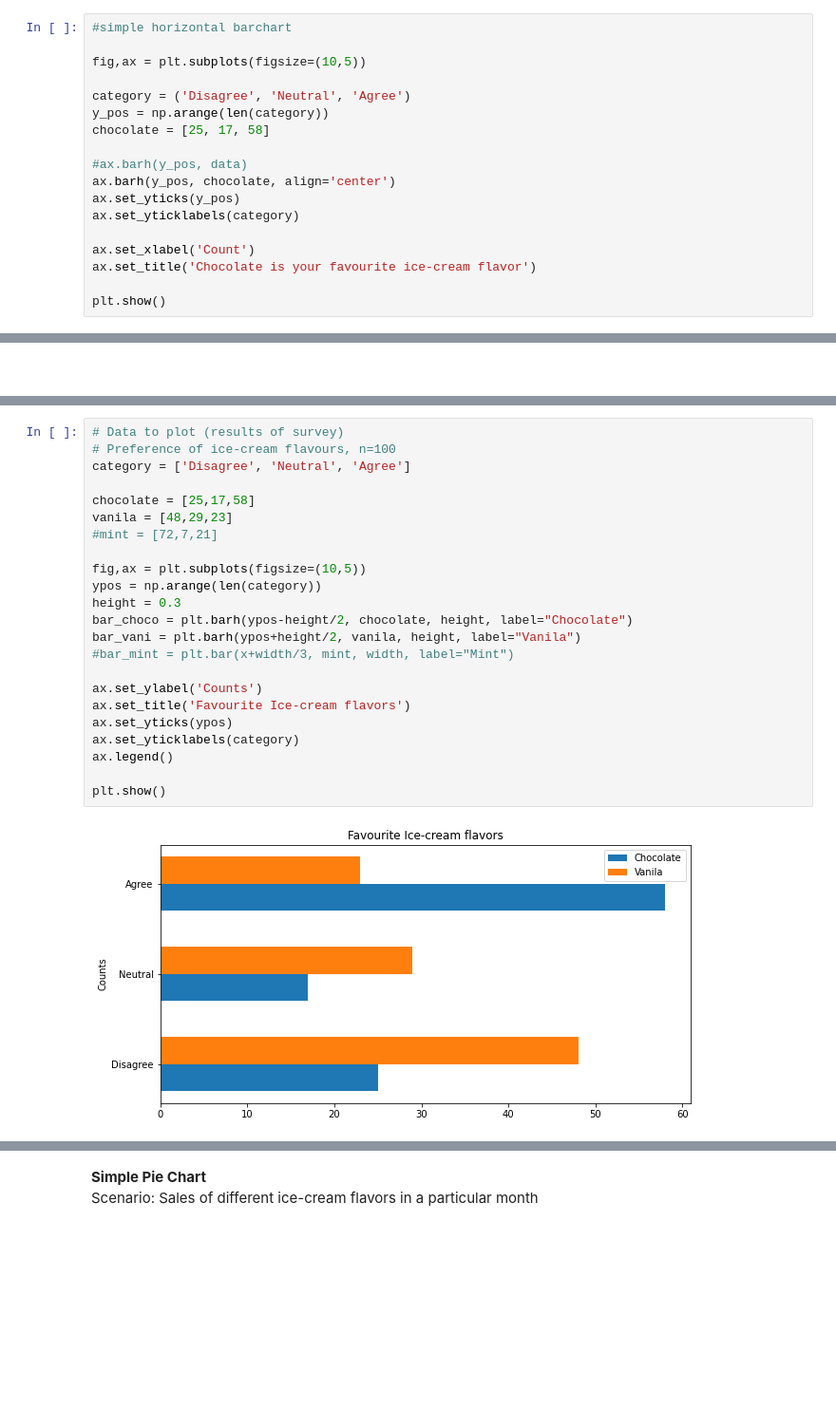
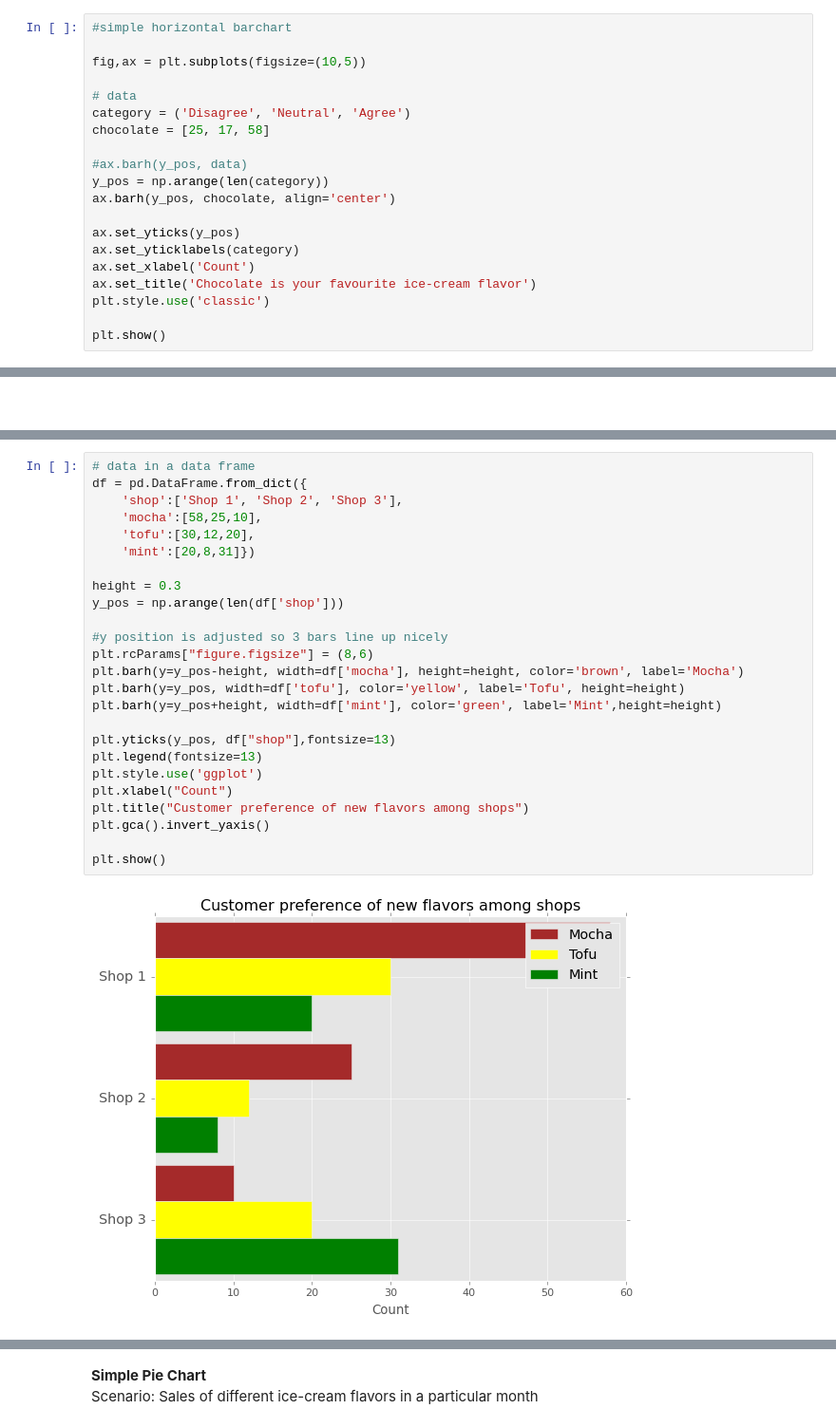
Before and after one commit to HazelIP/Fundamental_DA, a Jupyter notebook: pyplot/pyplot.ipynb, the cells around one changed output, grey strips where cells are left out. Shown at 95% size. Drawn from its saved outputs; the diff is of its cells as text; blank space fills up the shorter version.

```diff
--- a/pyplot/pyplot.ipynb
+++ b/pyplot/pyplot.ipynb
@@ -131,17 +131,19 @@ Bar chart is used for visualizing counts or summary statistics. For example sale
 
 fig,ax = plt.subplots(figsize=(10,5))
 
+# data
 category = ('Disagree', 'Neutral', 'Agree')
-y_pos = np.arange(len(category))
 chocolate = [25, 17, 58]
 
 #ax.barh(y_pos, data)
+y_pos = np.arange(len(category))
 ax.barh(y_pos, chocolate, align='center')
+
 ax.set_yticks(y_pos)
 ax.set_yticklabels(category)
-
 ax.set_xlabel('Count')
 ax.set_title('Chocolate is your favourite ice-cream flavor')
+plt.style.use('classic')
 
 plt.show()
 # %% [output]
@@ -156,25 +159,27 @@ The ice-cream shop sells more than 1 flavors, which flavor does customers prefer
 # %%
-# Data to plot (results of survey)
-# Preference of ice-cream flavours, n=100
-category = ['Disagree', 'Neutral', 'Agree']
+# data in a data frame
+df = pd.DataFrame.from_dict({
+    'shop':['Shop 1', 'Shop 2', 'Shop 3'],
+    'mocha':[58,25,10],
+    'tofu':[30,12,20],
+    'mint':[20,8,31]})
 
-chocolate = [25,17,58]
-vanila = [48,29,23]
-#mint = [72,7,21]
+height = 0.3
+y_pos = np.arange(len(df['shop']))
 
-fig,ax = plt.subplots(figsize=(10,5))
-ypos = np.arange(len(category))
-height = 0.3
-bar_choco = plt.barh(ypos-height/2, chocolate, height, label="Chocolate")
-bar_vani = plt.barh(ypos+height/2, vanila, height, label="Vanila")
-#bar_mint = plt.bar(x+width/3, mint, width, label="Mint")
+#y position is adjusted so 3 bars line up nicely
+plt.rcParams["figure.figsize"] = (8,6)
+plt.barh(y=y_pos-height, width=df['mocha'], height=height, color='brown', label='Mocha')
+plt.barh(y=y_pos, width=df['tofu'], color='yellow', label='Tofu', height=height)
+plt.barh(y=y_pos+height, width=df['mint'], color='green', label='Mint',height=height)
 
-ax.set_ylabel('Counts')
-ax.set_title('Favourite Ice-cream flavors')
-ax.set_yticks(ypos)
-ax.set_yticklabels(category)
-ax.legend()
+plt.yticks(y_pos, df["shop"],fontsize=13)
+plt.legend(fontsize=13)
+plt.style.use('ggplot')
+plt.xlabel("Count")
+plt.title("Customer preference of new flavors among shops")
+plt.gca().invert_yaxis()
 
 plt.show()
 # %% [output]
-[figure, old version]
+[figure, new version]
```
Also changed, not shown: parts of 15 cells of this notebook, 30 other files.
